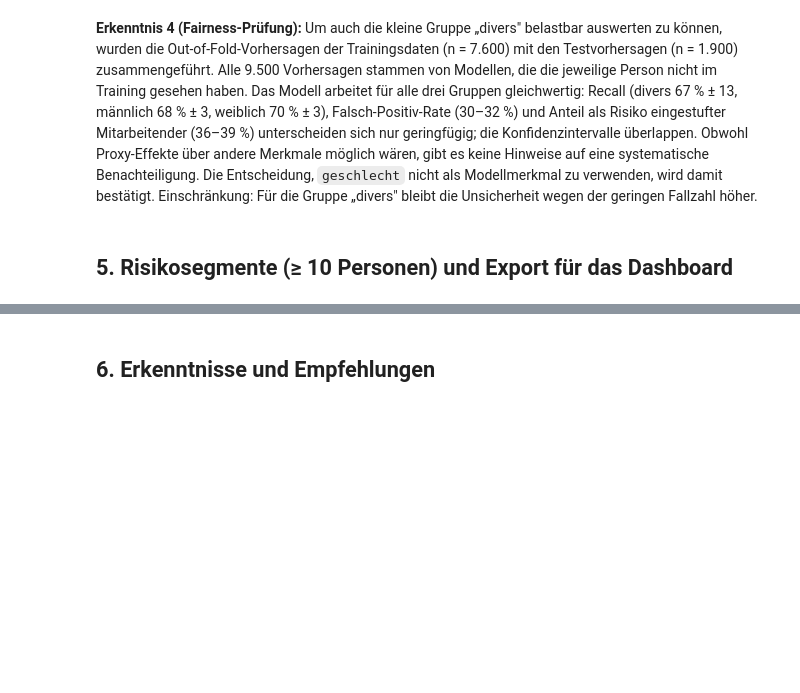
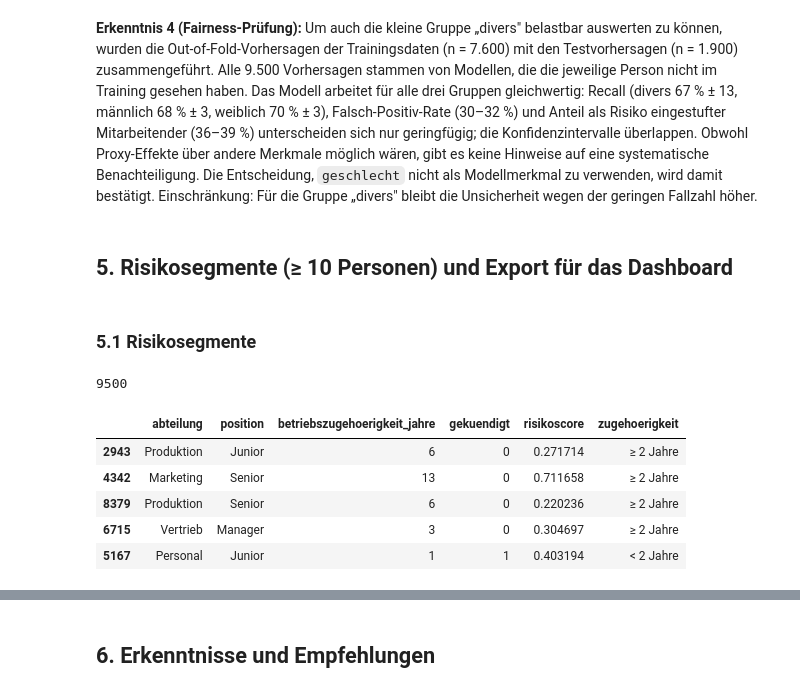
Before and after one commit to adrianmrizo/sonnenfeld-fluktuation, a Jupyter notebook: notebooks/03_evaluation_fairness.ipynb, the cells around one changed output, grey strips where cells are left out. Drawn from its saved outputs; the diff is of its cells as text; code cells hidden in the pictures; blank space fills up the shorter version.

```diff
--- a/notebooks/03_evaluation_fairness.ipynb
+++ b/notebooks/03_evaluation_fairness.ipynb
@@ -360,3 +360,27 @@ verwenden, wird damit bestätigt.
 Einschränkung: Für die Gruppe „divers" bleibt die Unsicherheit wegen der geringen Fallzahl höher.
 # %% [markdown]
 ## 5. Risikosegmente (≥ 10 Personen) und Export für das Dashboard
+# %% [markdown]
+### 5.1 Risikosegmente
+# %%
+# One risk score per employee: out-of-fold (train) + test, all predicted "unseen"
+risikoscore = pd.concat([
+    oof["proba"],
+    pd.Series(proba_test, index=X_test.index),
+])
+
+# Segment dimensions from the original table, matched via the row index
+seg = df_model.loc[risikoscore.index, ["abteilung", "position", "betriebszugehoerigkeit_jahre", config.TARGET]].copy()
+seg["risikoscore"] = risikoscore
+seg["zugehoerigkeit"] = np.where(seg["betriebszugehoerigkeit_jahre"] < 2, "< 2 Jahre", "≥ 2 Jahre")
+
+print(len(seg))
+seg.head()
+# %% [output]
+9500
+|  | abteilung | position | betriebszugehoerigkeit_jahre | gekuendigt | risikoscore | zugehoerigkeit |
+| 2943 | Produktion | Junior | 6 | 0 | 0.271714 | ≥ 2 Jahre |
+| 4342 | Marketing | Senior | 13 | 0 | 0.711658 | ≥ 2 Jahre |
+| 8379 | Produktion | Senior | 6 | 0 | 0.220236 | ≥ 2 Jahre |
+| 6715 | Vertrieb | Manager | 3 | 0 | 0.304697 | ≥ 2 Jahre |
+| 5167 | Personal | Junior | 1 | 1 | 0.403194 | < 2 Jahre |
```
Also changed, not shown: parts of 6 cells of this notebook, 1 other file.
